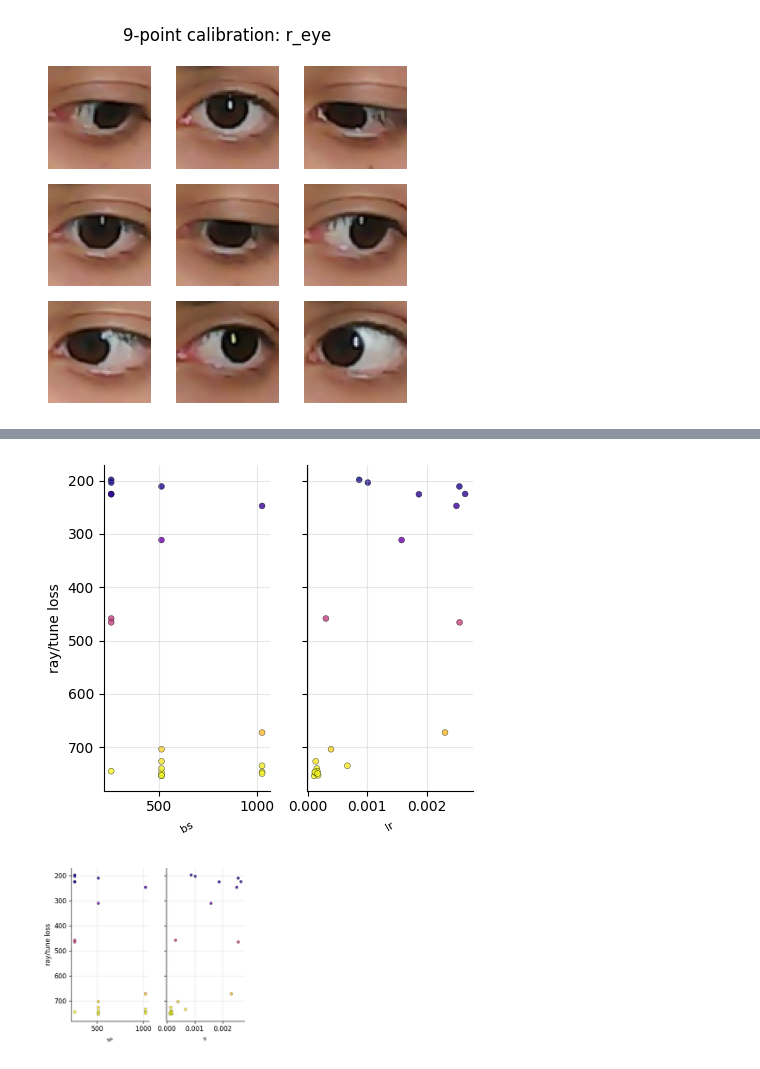
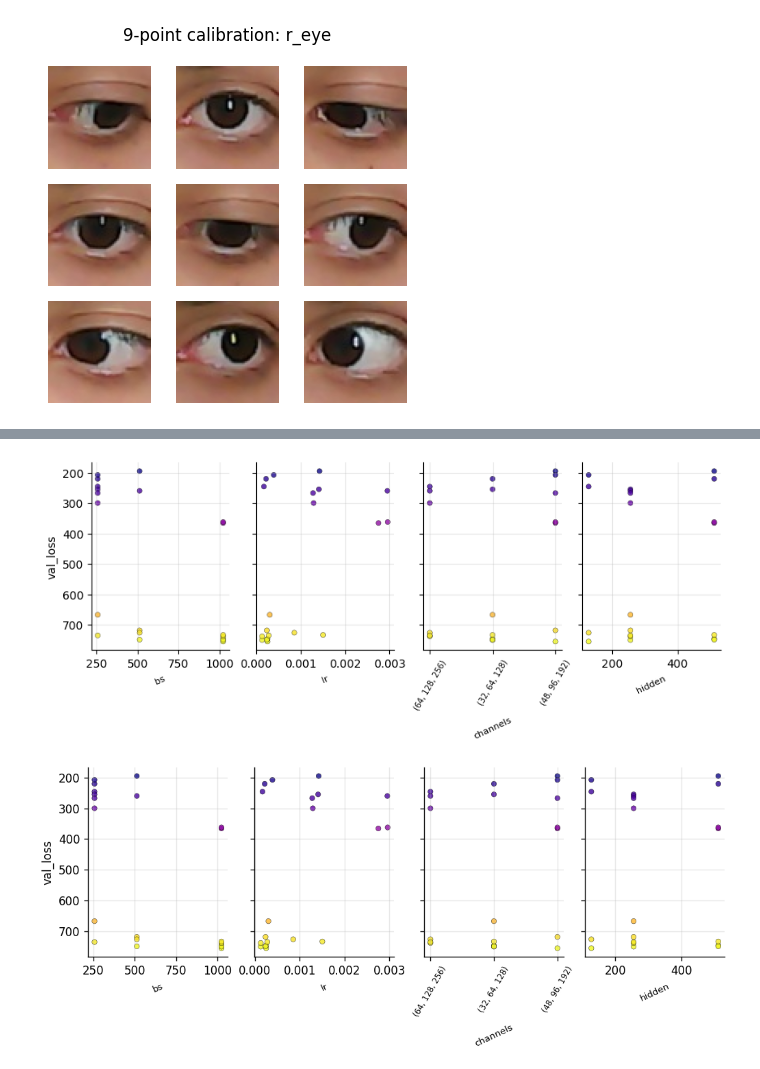
Before and after one commit to YssfDevOps/eye-tracker-vocacions, a Jupyter notebook: src/train_model.ipynb, the cells around one changed output, grey strips where cells are left out. Cells and saved outputs as stored; diff of their text form; code cells hidden in the pictures.

```diff
--- a/src/train_model.ipynb
+++ b/src/train_model.ipynb
@@ -225,14 +229,9 @@ Best hyperparameters:  {'seed': 732, 'bs': 256, 'lr': 0.0008644882364432111, 'ch
 # %%
-plot_asha_param_grid(
-    analysis,
-    params=["bs", "lr", "filter_size", "filter_growth",
-            "n_filters", "n_convs", "dense_nodes"],
-    save_path="media/images/1_face_explore_scatter.png"
-)
+plot_asha_param_grid(analysis)
 IPython.display.Image("media/images/1_face_explore_scatter.png")
 # %% [output]
-[figure, old version]
+[figure, new version]
-[figure, old version]
+[figure, new version]
 # %%
 plot_parallel_param_loss(analysis)
 IPython.display.Image("media/images/1_face_explore_parallel.png")
```
Also changed, not shown: parts of 10 cells of this notebook, 2 other files.
